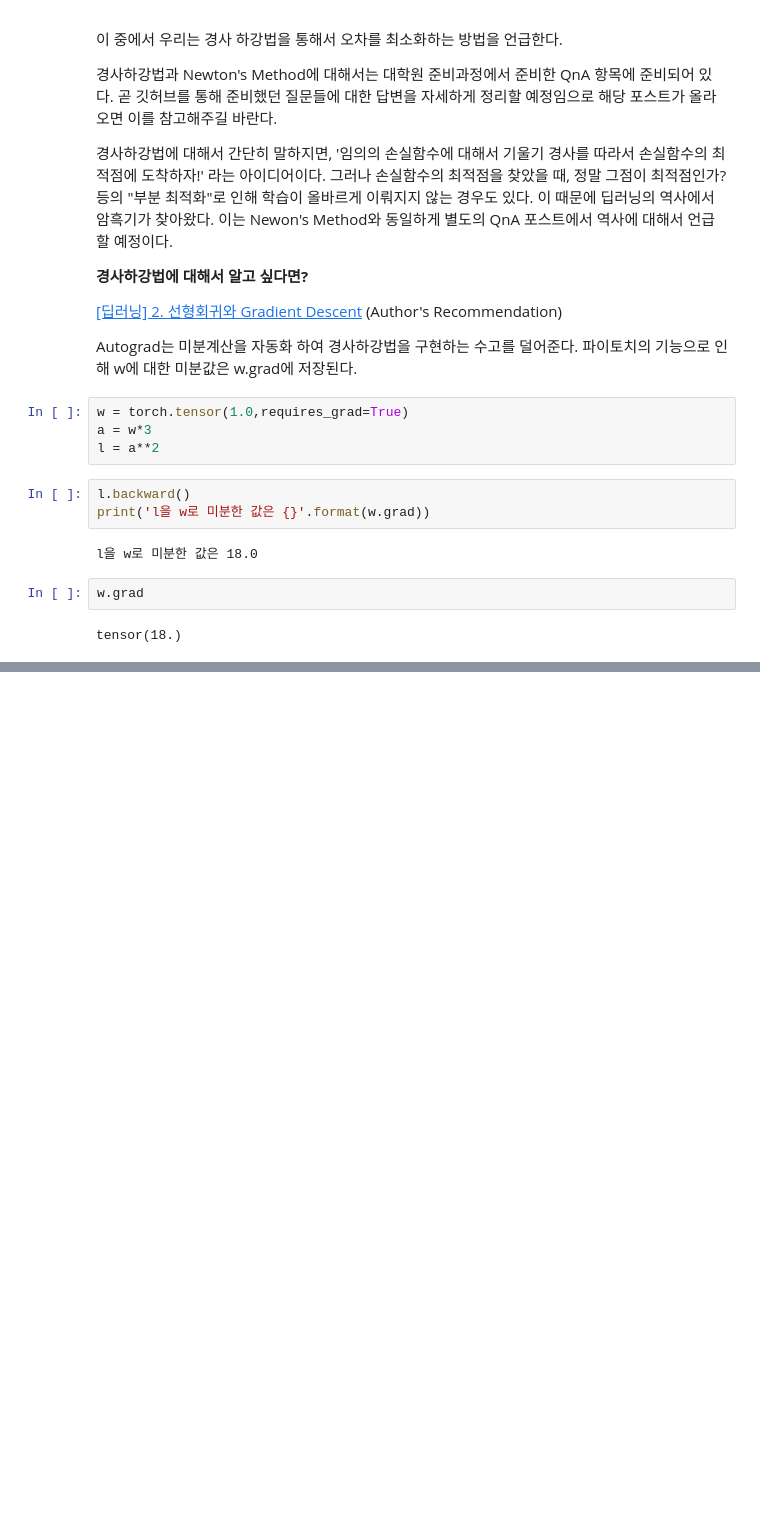
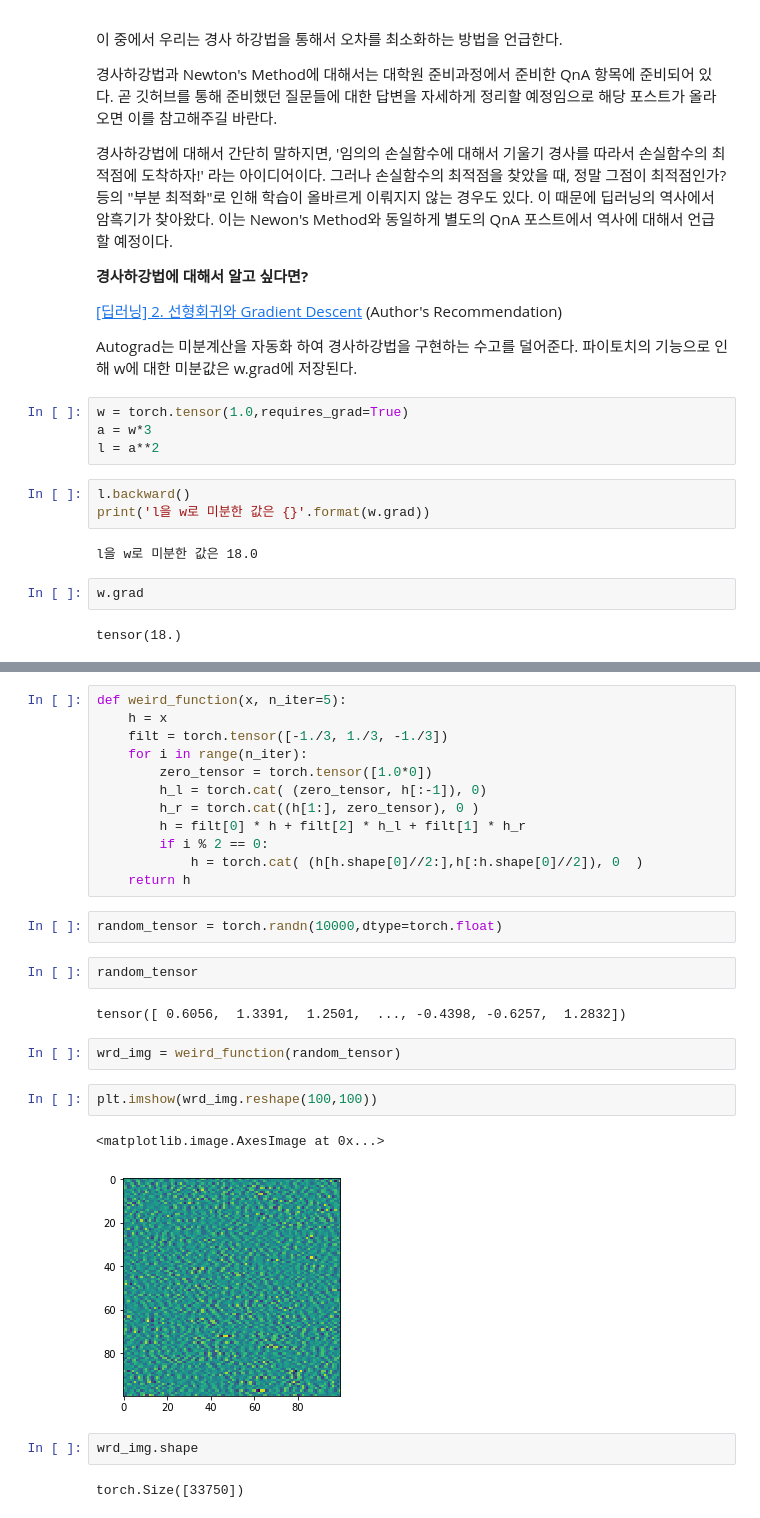
Before and after one commit to JerryKwon/3-min-pytorch-review, a Jupyter notebook: 3. 파이토치로 구현하는 ANN/3. 파이토치로 구현하는 ANN.ipynb, the cells around one changed output, grey strips where cells are left out. Drawn from its saved outputs; the diff is of its cells as text; blank space fills up the shorter version.

```diff
--- a/3. 파이토치로 구현하는 ANN/3. 파이토치로 구현하는 ANN.ipynb
+++ b/3. 파이토치로 구현하는 ANN/3. 파이토치로 구현하는 ANN.ipynb
@@ -135,0 +163,29 @@ tensor(18.)
+# %%
+def weird_function(x, n_iter=5):
+    h = x
+    filt = torch.tensor([-1./3, 1./3, -1./3])
+    for i in range(n_iter):
+        zero_tensor = torch.tensor([1.0*0])
+        h_l = torch.cat( (zero_tensor, h[:-1]), 0)
+        h_r = torch.cat((h[1:], zero_tensor), 0 )
+        h = filt[0] * h + filt[2] * h_l + filt[1] * h_r
+        if i % 2 == 0:
+            h = torch.cat( (h[h.shape[0]//2:],h[:h.shape[0]//2]), 0  )
+    return h
+# %%
+random_tensor = torch.randn(10000,dtype=torch.float)
+# %%
+random_tensor
+# %% [output]
+tensor([ 0.6056,  1.3391,  1.2501,  ..., -0.4398, -0.6257,  1.2832])
+# %%
+wrd_img = weird_function(random_tensor)
+# %%
+plt.imshow(wrd_img.reshape(100,100))
+# %% [output]
+<matplotlib.image.AxesImage at 0x...>
+[figure, added]
+# %%
+wrd_img.shape
+# %% [output]
+torch.Size([33750])
```
Also changed, not shown: parts of 5 cells of this notebook.
